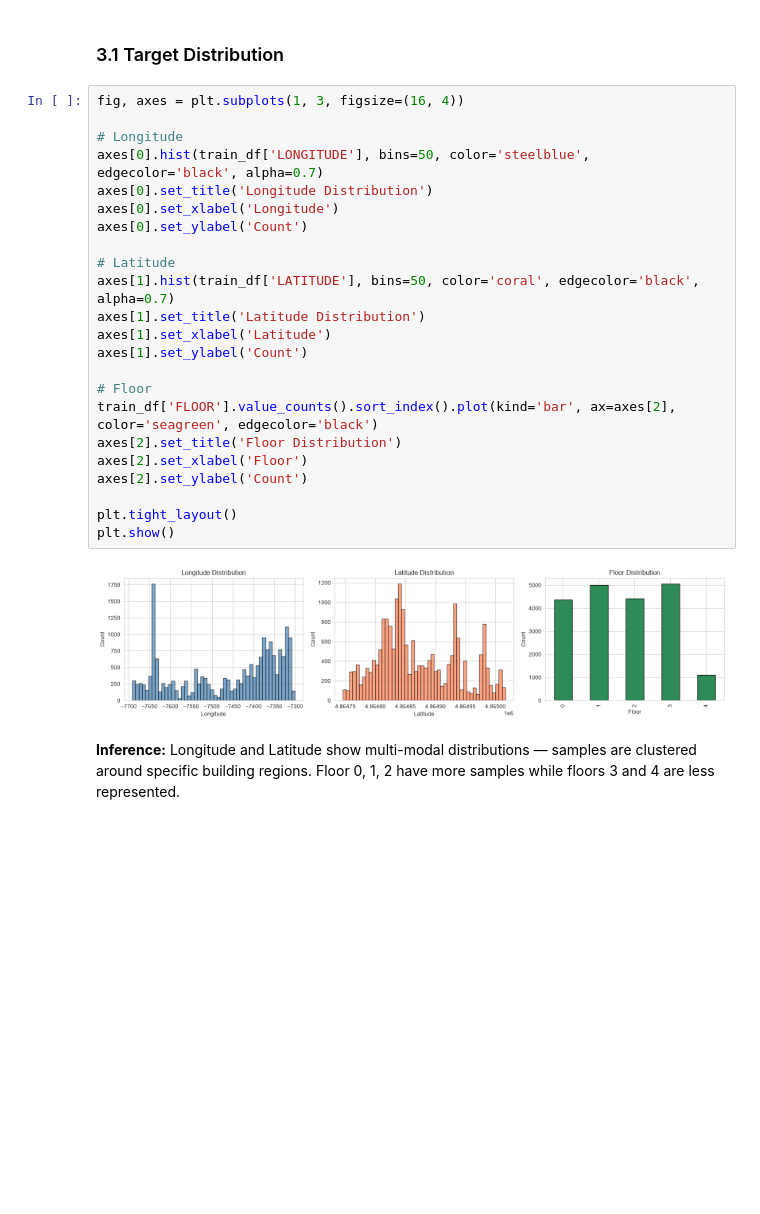
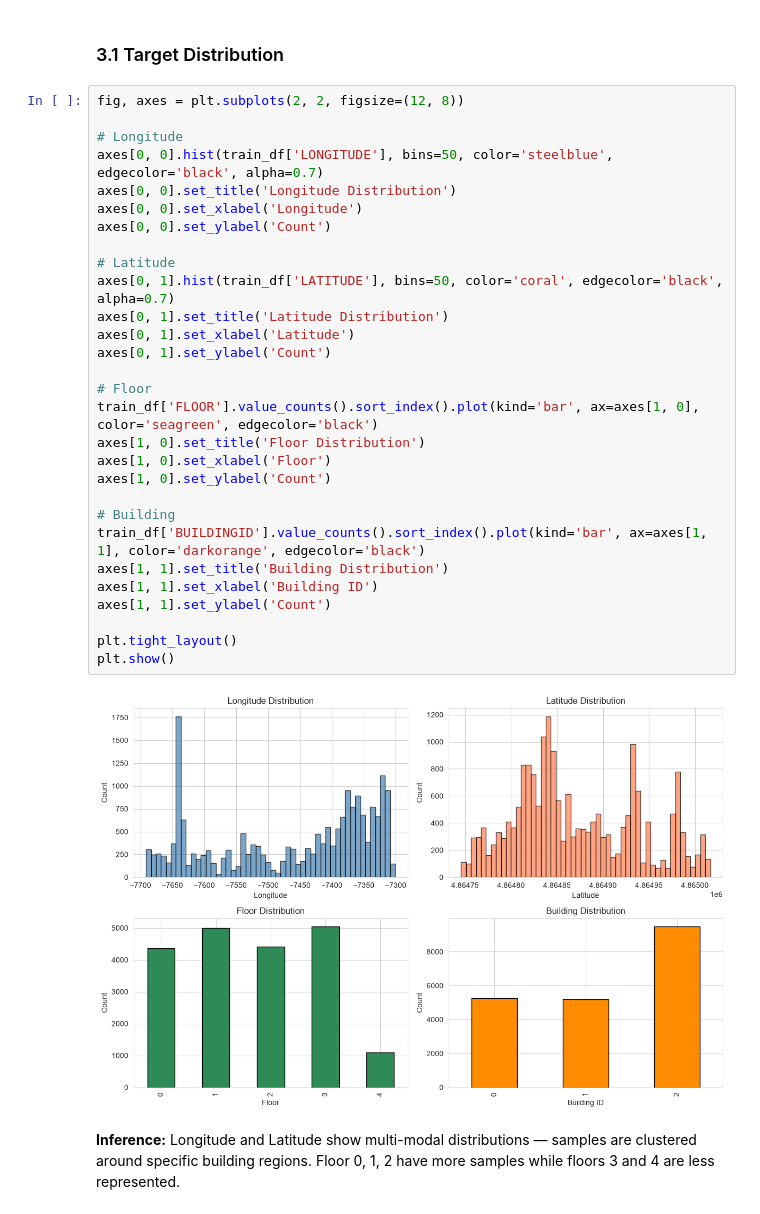
Before and after one commit to Ganesh2006646/Machine-Learning---Case-Study, a Jupyter notebook: notebooks/regression.ipynb, the cells around one changed output. Cells and saved outputs as stored; diff of their text form; blank space fills up the shorter version.

```diff
--- a/notebooks/regression.ipynb
+++ b/notebooks/regression.ipynb
@@ -133,30 +133,36 @@ Name: count, dtype: int64
 # %% [markdown]
 ### 3.1 Target Distribution
 # %%
-fig, axes = plt.subplots(1, 3, figsize=(16, 4))
+fig, axes = plt.subplots(2, 2, figsize=(12, 8))
 
 # Longitude
-axes[0].hist(train_df['LONGITUDE'], bins=50, color='steelblue', edgecolor='black', alpha=0.7)
-axes[0].set_title('Longitude Distribution')
-axes[0].set_xlabel('Longitude')
-axes[0].set_ylabel('Count')
+axes[0, 0].hist(train_df['LONGITUDE'], bins=50, color='steelblue', edgecolor='black', alpha=0.7)
+axes[0, 0].set_title('Longitude Distribution')
+axes[0, 0].set_xlabel('Longitude')
+axes[0, 0].set_ylabel('Count')
 
 # Latitude
-axes[1].hist(train_df['LATITUDE'], bins=50, color='coral', edgecolor='black', alpha=0.7)
-axes[1].set_title('Latitude Distribution')
-axes[1].set_xlabel('Latitude')
-axes[1].set_ylabel('Count')
+axes[0, 1].hist(train_df['LATITUDE'], bins=50, color='coral', edgecolor='black', alpha=0.7)
+axes[0, 1].set_title('Latitude Distribution')
+axes[0, 1].set_xlabel('Latitude')
+axes[0, 1].set_ylabel('Count')
 
 # Floor
-train_df['FLOOR'].value_counts().sort_index().plot(kind='bar', ax=axes[2], color='seagreen', edgecolor='black')
-axes[2].set_title('Floor Distribution')
-axes[2].set_xlabel('Floor')
-axes[2].set_ylabel('Count')
+train_df['FLOOR'].value_counts().sort_index().plot(kind='bar', ax=axes[1, 0], color='seagreen', edgecolor='black')
+axes[1, 0].set_title('Floor Distribution')
+axes[1, 0].set_xlabel('Floor')
+axes[1, 0].set_ylabel('Count')
+
+# Building
+train_df['BUILDINGID'].value_counts().sort_index().plot(kind='bar', ax=axes[1, 1], color='darkorange', edgecolor='black')
+axes[1, 1].set_title('Building Distribution')
+axes[1, 1].set_xlabel('Building ID')
+axes[1, 1].set_ylabel('Count')
 
 plt.tight_layout()
 plt.show()
 # %% [output]
-[figure, old version]
+[figure, new version]
 # %% [markdown]
 **Inference:** Longitude and Latitude show multi-modal distributions — samples are clustered around specific building regions. Floor 0, 1, 2 have more samples while floors 3 and 4 are less represented.
 # %% [markdown]
```
Also changed, not shown: parts of 13 cells of this notebook.
